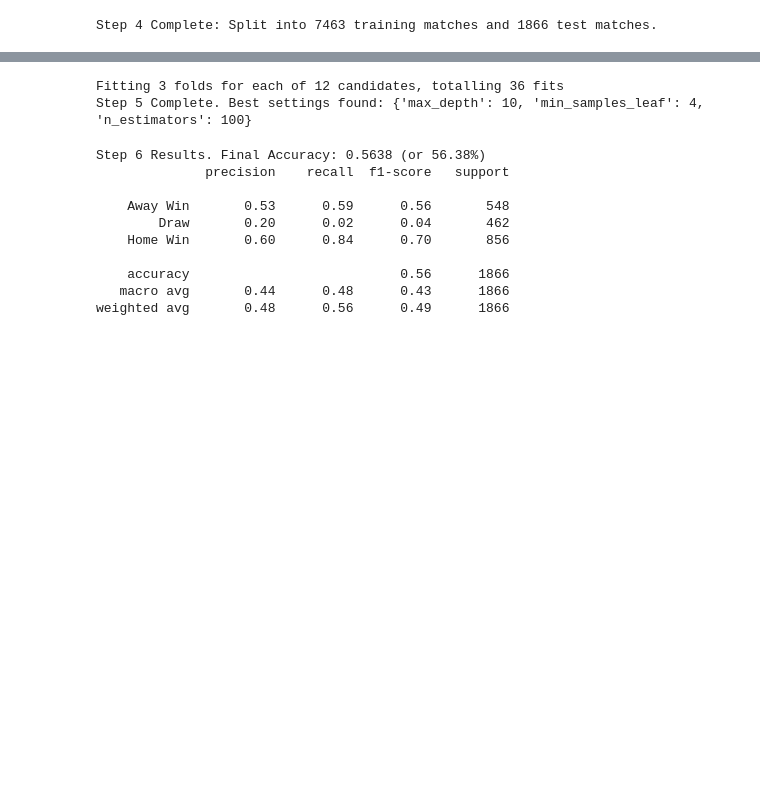
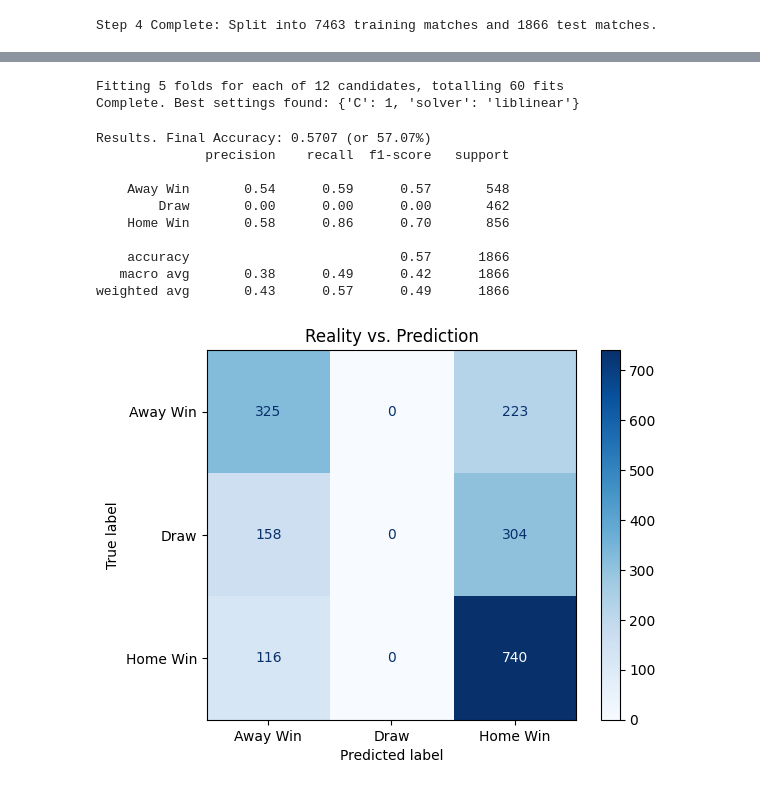
Before and after one commit to sriharimohan/Premier-League-Match-Prediction-using-ML-Models, a Jupyter notebook: Project_Main.ipynb, the cells around one changed output, grey strips where cells are left out. Drawn from its saved outputs; the diff is of its cells as text; code cells hidden in the pictures; blank space fills up the shorter version.

```diff
--- a/Project_Main.ipynb
+++ b/Project_Main.ipynb
@@ -104,39 +142,52 @@ Step 4 Complete: Split into 7463 training matches and 1866 test matches.
 # %%
-from sklearn.ensemble import RandomForestClassifier
 from sklearn.model_selection import GridSearchCV
 
 param_grid = {
-    'n_estimators': [100,200],
-    'max_depth': [None, 10, 20],
-    'min_samples_leaf': [1, 4]
+    'C': [0.001, 0.01, 0.1, 1, 10, 100],
+    'solver': ['lbfgs', 'liblinear']
 }
 
-grid_search = GridSearchCV(RandomForestClassifier(random_state=42), param_grid=param_grid, cv=3,n_jobs=1, verbose=1)
+# Set up the Search
+grid_search = GridSearchCV(LogisticRegression(max_iter=2000, random_state=42),
+                           param_grid, cv=5, n_jobs=-1, verbose=1)
 grid_search.fit(X_train, y_train)
 
 best_model = grid_search.best_estimator_
 
-print(f"Step 5 Complete. Best settings found: {grid_search.best_params_}")
+print(f"Complete. Best settings found: {grid_search.best_params_}")
 # %% [output]
-Fitting 3 folds for each of 12 candidates, totalling 36 fits
-Step 5 Complete. Best settings found: {'max_depth': 10, 'min_samples_leaf': 4, 'n_estimators': 100}
+Fitting 5 folds for each of 12 candidates, totalling 60 fits
+Complete. Best settings found: {'C': 1, 'solver': 'liblinear'}
 # %%
 from sklearn.metrics import accuracy_score, classification_report
 
 y_pred = best_model.predict(X_test)
 
 accuracy = accuracy_score(y_test, y_pred)
-print(f"\nStep 6 Results. Final Accuracy: {accuracy:.4f} (or {accuracy*100:.2f}%)")
+print(f"\nResults. Final Accuracy: {accuracy:.4f} (or {accuracy*100:.2f}%)")
 
 print(classification_report(y_test, y_pred, target_names=['Away Win', 'Draw', 'Home Win']))
 # %% [output]
-Step 6 Results. Final Accuracy: 0.5638 (or 56.38%)
+Results. Final Accuracy: 0.5707 (or 57.07%)
               precision    recall  f1-score   support
 
-    Away Win       0.53      0.59      0.56       548
-        Draw       0.20      0.02      0.04       462
-    Home Win       0.60      0.84      0.70       856
+    Away Win       0.54      0.59      0.57       548
+        Draw       0.00      0.00      0.00       462
+    Home Win       0.58      0.86      0.70       856
 
-    accuracy                           0.56      1866
-   macro avg       0.44      0.48      0.43      1866
-weighted avg       0.48      0.56      0.49      1866
+    accuracy                           0.57      1866
+   macro avg       0.38      0.49      0.42      1866
+weighted avg       0.43      0.57      0.49      1866
+# %%
+from sklearn.metrics import confusion_matrix, ConfusionMatrixDisplay
+
+# Create the comparison matrix
+cm = confusion_matrix(y_test, y_pred, labels=[0, 1, 2])
+
+# Plot it so it looks nice
+disp = ConfusionMatrixDisplay(confusion_matrix=cm, display_labels=['Away Win', 'Draw', 'Home Win'])
+disp.plot(cmap='Blues')
+plt.title("Reality vs. Prediction")
+plt.show()
+# %% [output]
+[figure, added]
```
Also changed, not shown: parts of 4 cells of this notebook.
